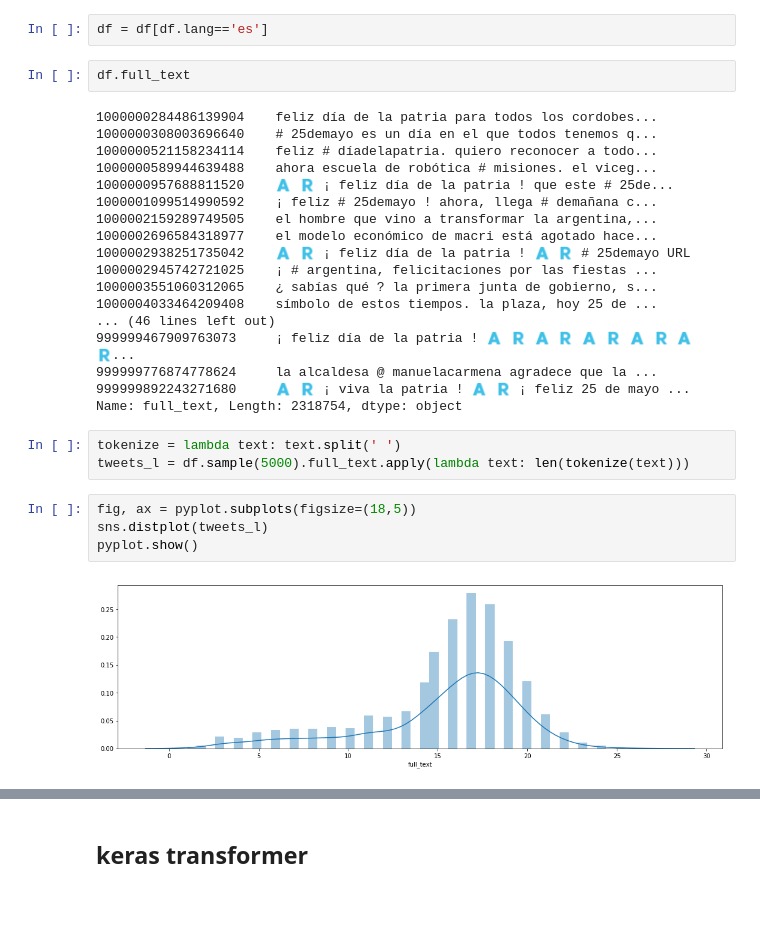
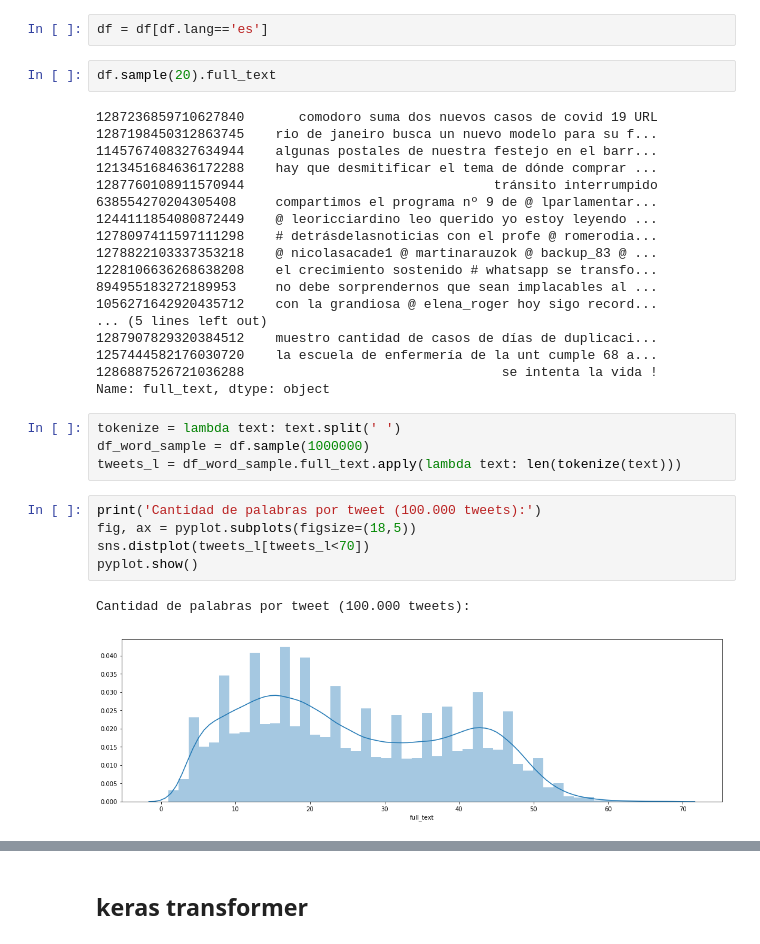
Before and after one commit to matiasngf/twitter_ai, a Jupyter notebook: notebooks/TweetToVect.ipynb, the cells around one changed output, grey strips where cells are left out. Saved outputs shown, nothing was run; the diff lists cells and outputs as text; blank space fills up the shorter version.

```diff
--- a/notebooks/TweetToVect.ipynb
+++ b/notebooks/TweetToVect.ipynb
@@ -27,31 +29,34 @@ df = pd.read_pickle('../datasets/tweets_cleaned.pkl')
 # %%
 df = df[df.lang=='es']
 # %%
-df.full_text
+df.sample(20).full_text
 # %% [output]
-1000000284486139904    feliz día de la patria para todos los cordobes...
-1000000308003696640    # 25demayo es un día en el que todos tenemos q...
-1000000521158234114    feliz # díadelapatria. quiero reconocer a todo...
-1000000589944639488    ahora escuela de robótica # misiones. el viceg...
-1000000957688811520    🇦 🇷 ¡ feliz día de la patria ! que este # 25de...
-1000001099514990592    ¡ feliz # 25demayo ! ahora, llega # demañana c...
-1000002159289749505    el hombre que vino a transformar la argentina,...
-1000002696584318977    el modelo económico de macri está agotado hace...
-1000002938251735042    🇦 🇷 ¡ feliz día de la patria ! 🇦 🇷 # 25demayo URL
-1000002945742721025    ¡ # argentina, felicitaciones por las fiestas ...
-1000003551060312065    ¿ sabías qué ? la primera junta de gobierno, s...
-1000004033464209408    símbolo de estos tiempos. la plaza, hoy 25 de ...
-... (46 lines left out)
-999999467909763073     ¡ feliz día de la patria ! 🇦 🇷 🇦 🇷 🇦 🇷 🇦 🇷 🇦 🇷...
-999999776874778624     la alcaldesa @ manuelacarmena agradece que la ...
-999999892243271680     🇦 🇷 ¡ viva la patria ! 🇦 🇷 ¡ feliz 25 de mayo ...
-Name: full_text, Length: 2318754, dtype: object
+1287236859710627840       comodoro suma dos nuevos casos de covid 19 URL
+1287198450312863745    rio de janeiro busca un nuevo modelo para su f...
+1145767408327634944    algunas postales de nuestra festejo en el barr...
+1213451684636172288    hay que desmitificar el tema de dónde comprar ...
+1287760108911570944                                tránsito interrumpido
+638554270204305408     compartimos el programa nº 9 de @ lparlamentar...
+1244111854080872449    @ leoricciardino leo querido yo estoy leyendo ...
+1278097411597111298    # detrásdelasnoticias con el profe @ romerodia...
+1278822103337353218    @ nicolasacade1 @ martinarauzok @ backup_83 @ ...
+1228106636268638208    el crecimiento sostenido # whatsapp se transfo...
+894955183272189953     no debe sorprendernos que sean implacables al ...
+1056271642920435712    con la grandiosa @ elena_roger hoy sigo record...
+... (5 lines left out)
+1287907829320384512    muestro cantidad de casos de días de duplicaci...
+1257444582176030720    la escuela de enfermería de la unt cumple 68 a...
+1286887526721036288                                 se intenta la vida !
+Name: full_text, dtype: object
 # %%
 tokenize = lambda text: text.split(' ')
-tweets_l = df.sample(5000).full_text.apply(lambda text: len(tokenize(text)))
+df_word_sample = df.sample(1000000)
+tweets_l = df_word_sample.full_text.apply(lambda text: len(tokenize(text)))
 # %%
+print('Cantidad de palabras por tweet (100.000 tweets):')
 fig, ax = pyplot.subplots(figsize=(18,5))
-sns.distplot(tweets_l)
+sns.distplot(tweets_l[tweets_l<70])
 pyplot.show()
 # %% [output]
+Cantidad de palabras por tweet (100.000 tweets):
-[figure, old version]
+[figure, new version]
```
Also changed, not shown: parts of 29 cells of this notebook, 2 other files.
